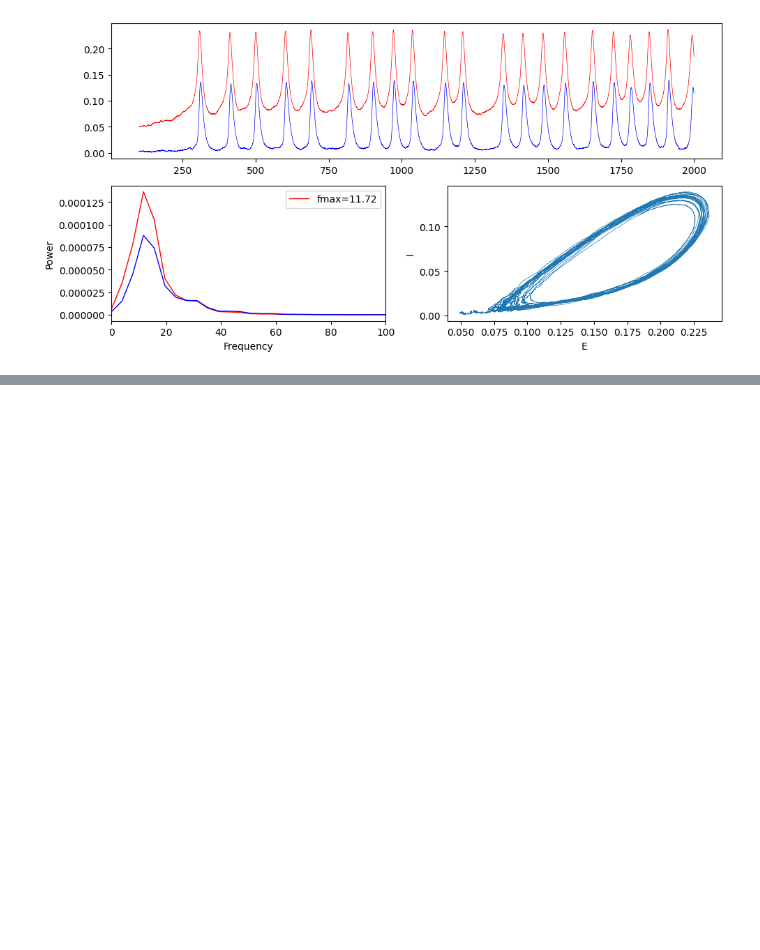
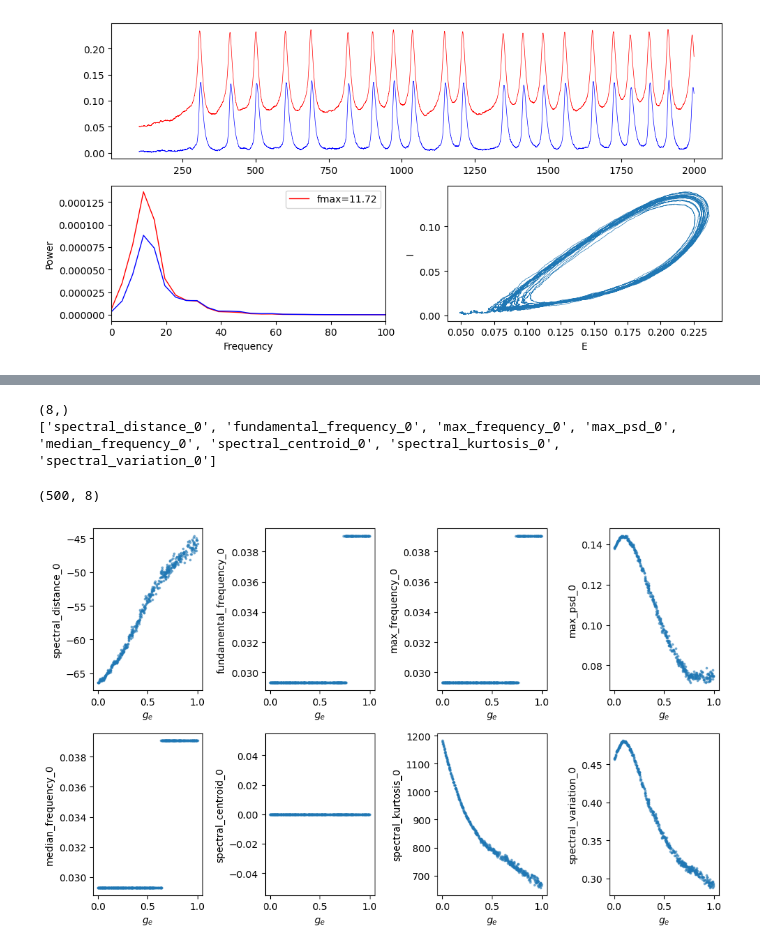
Before and after one commit to ins-amu/vbi, a Jupyter notebook: docs/examples/wilson_cowan_sde_numba.ipynb, the cells around one changed output, grey strips where cells are left out. Drawn from its saved outputs; the diff is of its cells as text; code cells hidden in the pictures; blank space fills up the shorter version.

```diff
--- a/docs/examples/wilson_cowan_sde_numba.ipynb
+++ b/docs/examples/wilson_cowan_sde_numba.ipynb
@@ -170,0 +281,54 @@ plt.tight_layout()
+# %%
+num_simulations = 500
+g_min, g_max = 0.0, 1.0
+prior_min = [g_min]
+prior_max = [g_max]
+prior = utils.BoxUniform(low=torch.tensor(prior_min), high=torch.tensor(prior_max))
+
+obj = Inference()
+theta = obj.sample_prior(prior, num_simulations, seed=seed)
+theta_np = theta.numpy().squeeze()
+# %%
+import tqdm
+
+def batch_run(par, theta, cfg, n_workers=-1):
+
+    def update_bar(_):
+        pbar.update()
+
+    n = len(theta)
+
+    with mp.Pool(processes=n_workers) as pool:
+        with tqdm.tqdm(total=n) as pbar:
+            async_results = [pool.apply_async(wrapper,
+                            args=(par, theta[i], cfg),
+                            callback=update_bar)
+                            for i in range(n)]
+            A = [r.get() for r in async_results]
+            return A
+# %%
+values, labels = wrapper(par, theta_np[0], cfg, return_labels=True)
+print(np.array(values).shape)
+print(labels)
+# %% [output]
+(8,)
+['spectral_distance_0', 'fundamental_frequency_0', 'max_frequency_0', 'max_psd_0', 'median_frequency_0', 'spectral_centroid_0', 'spectral_kurtosis_0', 'spectral_variation_0']
+# %%
+X = batch_run(par, theta_np, cfg, n_workers=10)
+X = np.array(X)
+# %%
+X.shape
+# %% [output]
+(500, 8)
+# %%
+fig, axes = plt.subplots(2, 4, figsize=(10, 6))
+axes = axes.flatten()
+
+for i in range(X.shape[1]):
+    axes[i].scatter(theta_np, X[:, i], s=3, alpha=0.5)
+    axes[i].set_xlabel(r"$g_e$")
+    axes[i].set_ylabel(labels[i])
+
+plt.tight_layout()
+# %% [output]
+[figure, added]
```
Also changed, not shown: parts of 15 cells of this notebook.
